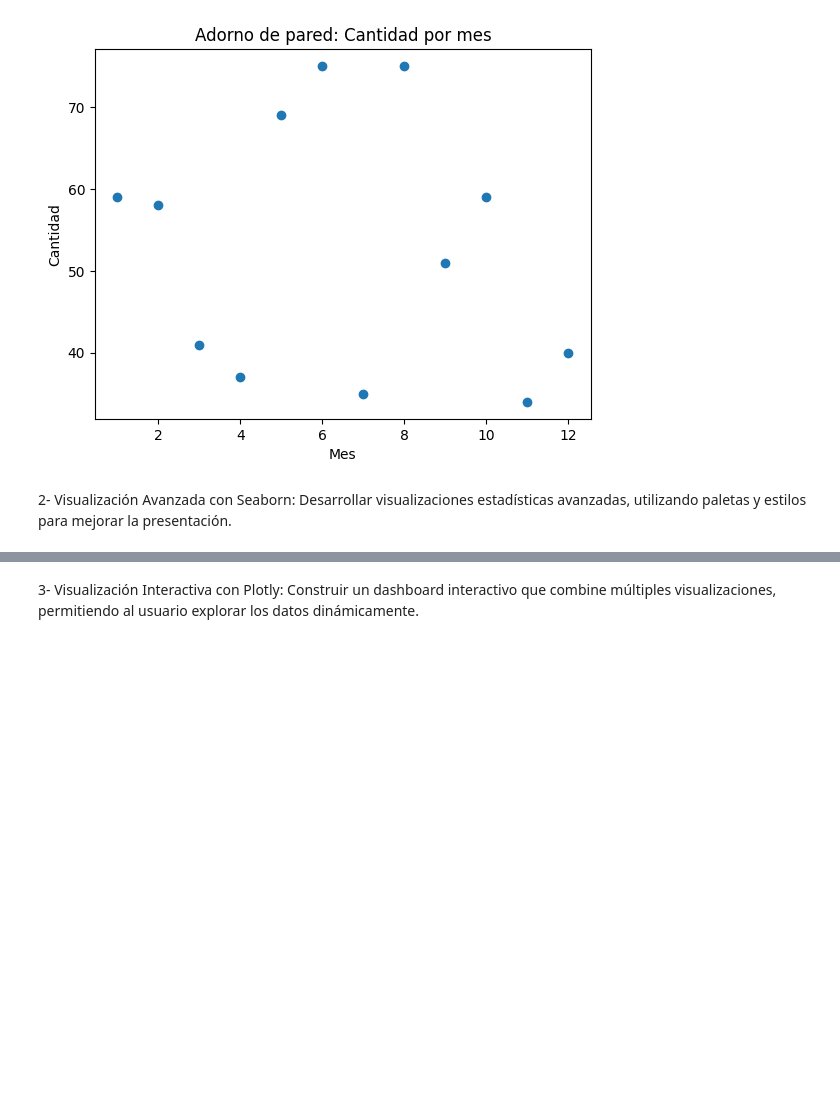
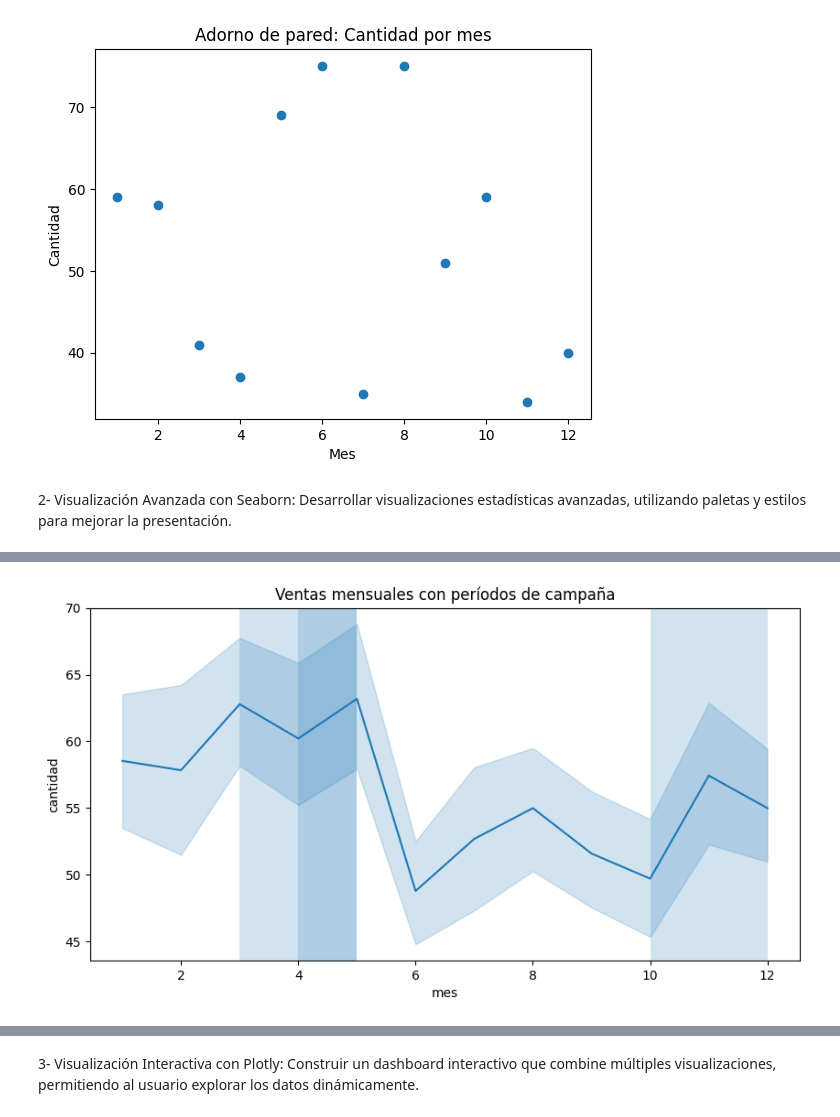
Before and after one commit to mavizoso/VizosoMA-25262-TPI_Data_Analytics, a Jupyter notebook: MAV4.ipynb, the cells around one changed output, grey strips where cells are left out. Saved outputs shown, nothing was run; the diff lists cells and outputs as text; code cells hidden in the pictures; blank space fills up the shorter version.

```diff
--- a/MAV4.ipynb
+++ b/MAV4.ipynb
@@ -547,0 +572,5 @@ g = sns.catplot(x="mes", y="valor",
+# %%
+df_marketing1 = df_marketing.assign(mesi=df_marketing['fecha_inicio'].dt.month, mesf=df_marketing['fecha_fin'].dt.month)
+df_marketing2 = df_marketing1.groupby(['mesi','producto']).agg({'costo': 'sum', 'mesf': 'max','canal': 'first'}).reset_index()
+df_completo = pd.merge(totales_por_mes, df_marketing2, on='producto', how='left')
+df_completo.head(5)
@@ -547,0 +584,9 @@ g = sns.catplot(x="mes", y="valor",
+# %%
+plt.figure(figsize=(10,5))
+sns.lineplot(data=df_completo, x="mes", y="cantidad")
+for _, row in df_completo.drop_duplicates("canal").iterrows():
+    plt.axvspan(row["mesi"], row["mesf"], alpha=0.2)
+plt.title("Ventas mensuales con períodos de campaña")
+plt.show()
+# %% [output]
+[figure, added]
```
Also changed, not shown: parts of 8 cells of this notebook.
